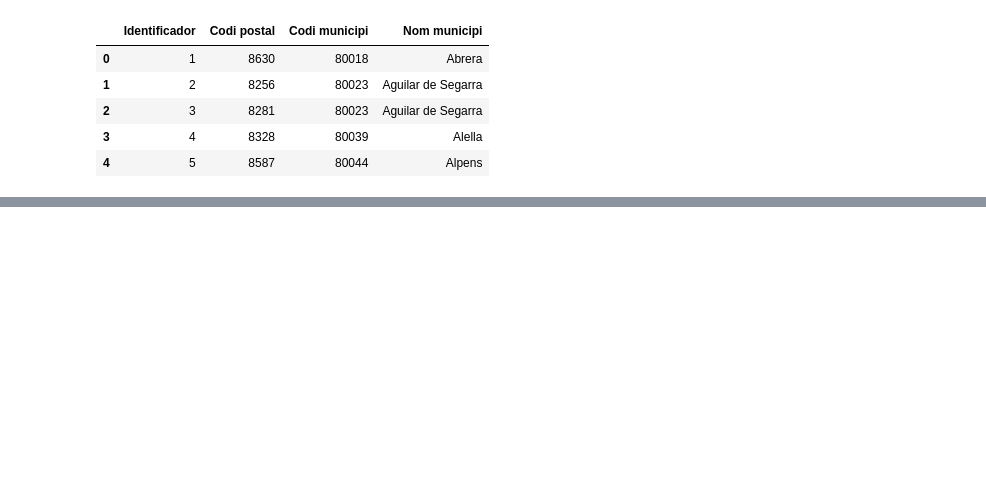
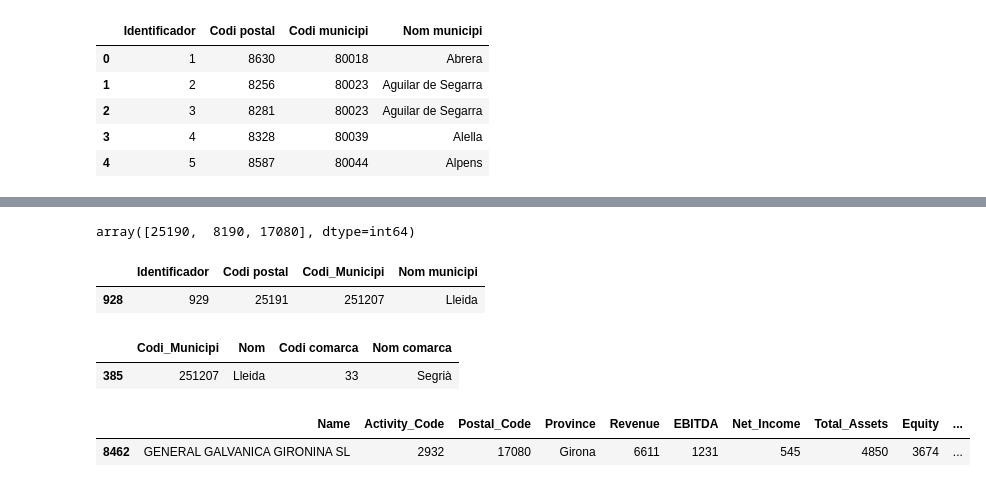
Before and after one commit to joanrocajovani/final-project, a Jupyter notebook: src/Cleaning.ipynb, the cells around one changed output, grey strips where cells are left out. Saved outputs shown, nothing was run; the diff lists cells and outputs as text; code cells hidden in the pictures; blank space fills up the shorter version.

```diff
--- a/src/Cleaning.ipynb
+++ b/src/Cleaning.ipynb
@@ -97,0 +181,19 @@ y.head()
+# %%
+null['Postal_Code'].unique()
+# %% [output]
+array([25190,  8190, 17080], dtype=int64)
+# %%
+x[x['Codi postal'] == 25191]
+# %% [output]
+|  | Identificador | Codi postal | Codi_Municipi | Nom municipi |
+| 928 | 929 | 25191 | 251207 | Lleida |
+# %%
+y[y['Codi_Municipi'] == 251207]
+# %% [output]
+|  | Codi_Municipi | Nom | Codi comarca | Nom comarca |
+| 385 | 251207 | Lleida | 33 | Segrià |
+# %%
+df[df['Postal_Code'] == 17080]
+# %% [output]
+|  | Name | Activity_Code | Postal_Code | Province | Revenue | EBITDA | Net_Income | Total_Assets | Equity | ... |
+| 8462 | GENERAL GALVANICA GIRONINA SL | 2932 | 17080 | Girona | 6611 | 1231 | 545 | 4850 | 3674 | ... |
```
Also changed, not shown: parts of 18 cells of this notebook.
